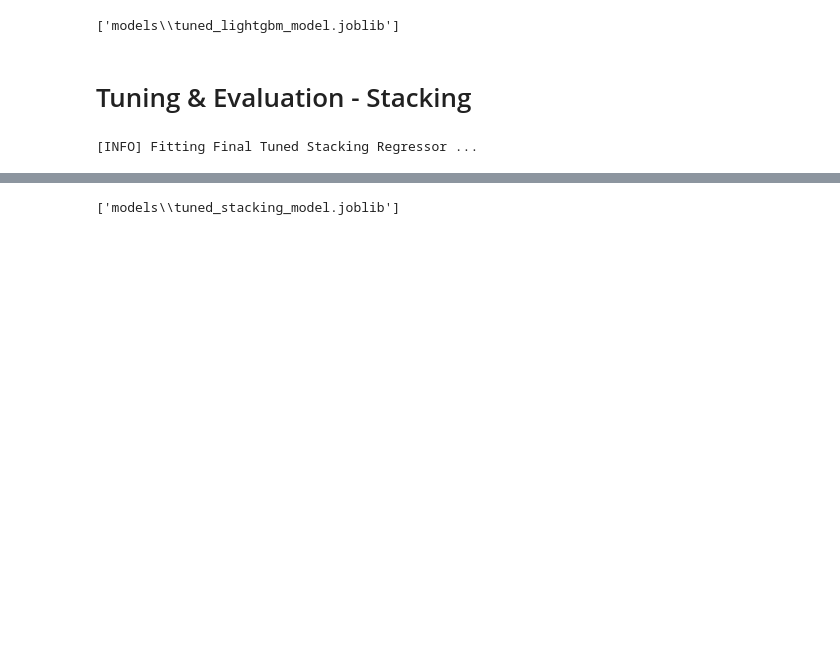
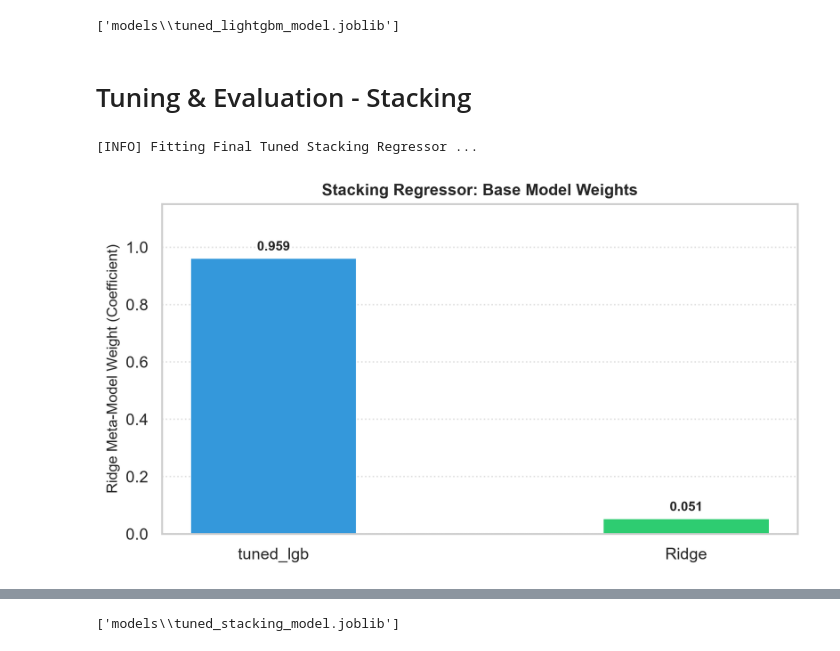
Before and after one commit to BevisWong76/bulldozers-price-predictor, a Jupyter notebook: bulldozers_price_regression.ipynb, the cells around one changed output, grey strips where cells are left out. Cells and saved outputs as stored; diff of their text form; code cells hidden in the pictures; blank space fills up the shorter version.

```diff
--- a/bulldozers_price_regression.ipynb
+++ b/bulldozers_price_regression.ipynb
@@ -698,3 +802,44 @@ tuned_stacking.fit(X_train_preprocessed, y_train_log)
 tuned_stacking_train_time = time.time() - start_time
 # %% [output]
 [INFO] Fitting Final Tuned Stacking Regressor ...
+# %%
+# Plot 1: Meta-Model Coefficients (Weights) of the Stacking Regressor
+
+# 1. Extract Weights & Model Names
+meta_weights = tuned_stacking.final_estimator_.coef_
+base_model_names = [name for name, _ in level1_tuned_models]
+
+# 2. Plot Meta-Model Coefficients
+plt.figure(figsize=(7, 4), dpi=300)
+bars = plt.bar(
+    base_model_names,
+    meta_weights,
+    color=["#3498db", "#2ecc71"],
+    width=0.4,
+    edgecolor="none",
+)
+
+plt.ylabel("Ridge Meta-Model Weight (Coefficient)", fontsize=10)
+plt.title("Stacking Regressor: Base Model Weights", fontsize=11, fontweight="bold")
+plt.ylim(0, max(meta_weights) * 1.2)
+plt.grid(visible=True, axis="y", linestyle=":", alpha=0.6)
+plt.grid(visible=False, axis="x")
+
+# Annotate values
+for bar in bars:
+    height = bar.get_height()
+    plt.text(
+        bar.get_x() + bar.get_width() / 2.0,
+        height + 0.02,
+        f"{height:.3f}",
+        ha="center",
+        va="bottom",
+        fontsize=9,
+        fontweight="bold",
+    )
+
+plt.tight_layout()
+plt.savefig(tuning_plots_dir / "03_stacking_meta_model_weights.png", dpi=300)
+plt.show()
+# %% [output]
+[figure, added]
```
Also changed, not shown: parts of 19 cells of this notebook, 15 other files.
